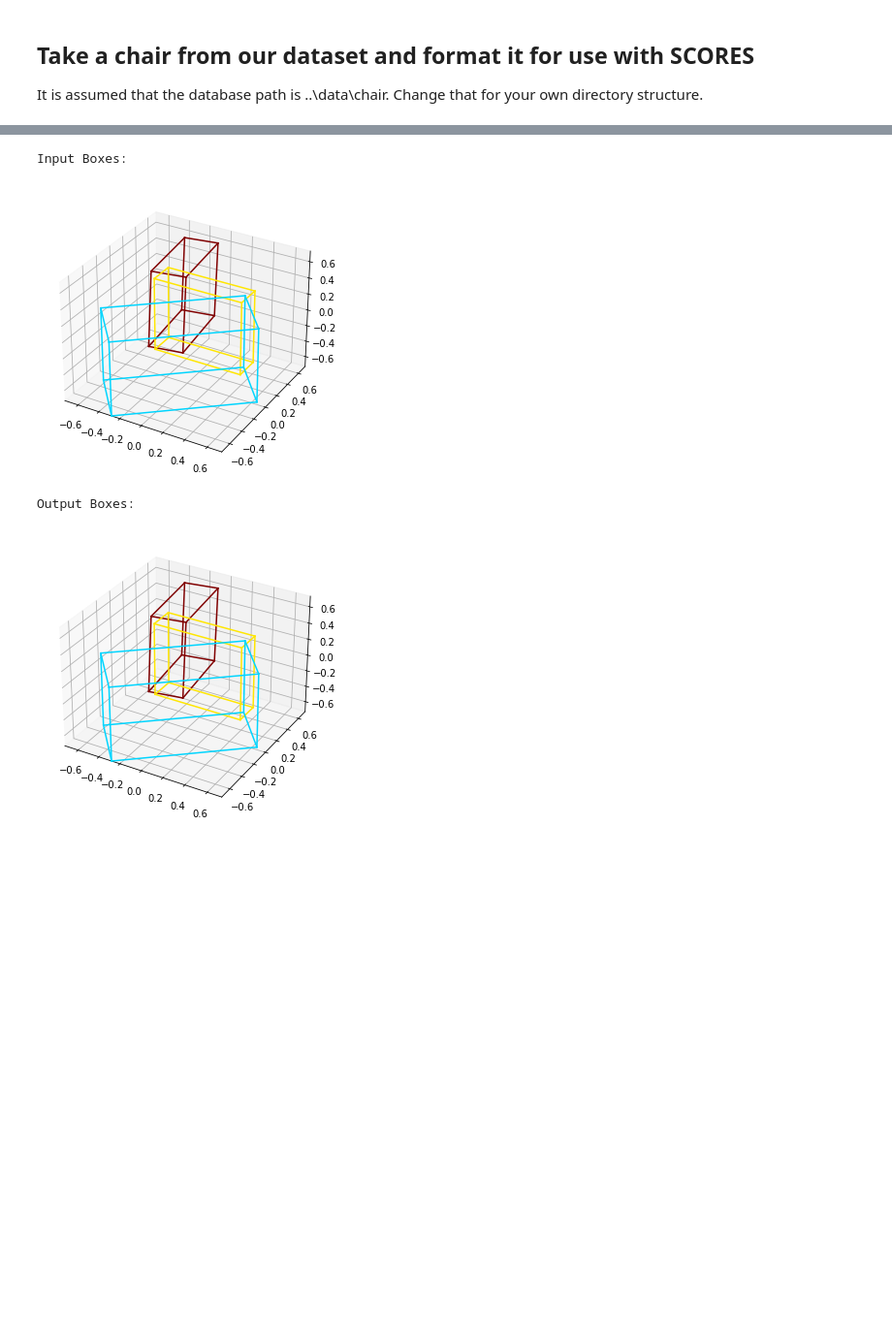
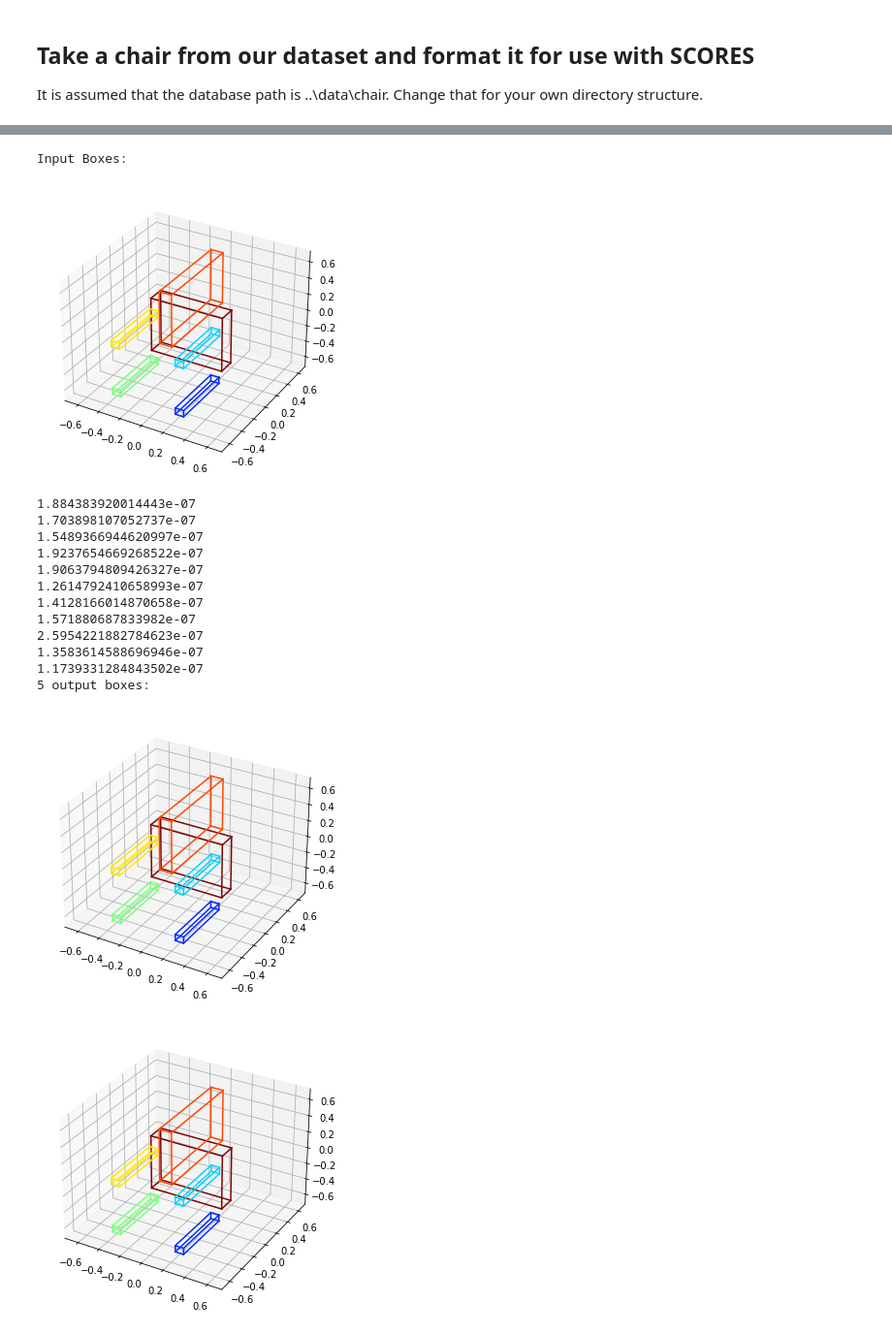
Before and after one commit to sepideh-srj/764project, a Jupyter notebook: SCORES/SCORESInput.ipynb, the cells around one changed output, grey strips where cells are left out. Shown: that part at 97% size. Saved outputs shown, nothing was run; the diff lists cells and outputs as text; code cells hidden in the pictures; blank space fills up the shorter version.

Commit message:
Updated SCORES input notebook

```diff
--- a/SCORES/SCORESInput.ipynb
+++ b/SCORES/SCORESInput.ipynb
@@ -387,21 +640,33 @@ Boxes B:
-# %%
-# Run scores on the new data
-allTestData = SCORESTest('test_one_shape')
-testFile = allTestData[0]
-originalNodes = testFile.leves
-boxes = testVQContext.render_node_to_boxes(originalNodes)
-print('Input Boxes:')
-draw3dOBB.showGenshape(torch.cat(boxes,0).numpy())
-
-mergeNetFix = torch.load('MergeNet_chair_demo_fix.pkl', map_location=torch.device('cpu'))
-mergeNetFix = mergeNetFix.cpu()
-
-allBoxes = testVQContext.iterateKMergeTest(mergeNetFix, testFile)
-boxes = allBoxes.pop()
-print('Output Boxes:')
-draw3dOBB.showGenshape(torch.cat(boxes,0).numpy())
-# %% [output]
-Input Boxes:
-[figure, removed]
-Output Boxes:
-[figure, removed]
+# %%
+# Run scores on the new data
+allTestData = SCORESTest('test_one_shape')
+testFile = allTestData[0]
+originalNodes = testFile.leves
+boxes = testVQContext.render_node_to_boxes(originalNodes)
+print('Input Boxes:')
+draw3dOBB.showGenshape(torch.cat(boxes,0).numpy())
+
+mergeNetFix = torch.load('MergeNet_chair_demo_fix.pkl', map_location=torch.device('cpu'))
+mergeNetFix = mergeNetFix.cpu()
+
+allBoxes = testVQContext.iterateKMergeTest(mergeNetFix, testFile)
+print(len(allBoxes), 'output boxes:')
+for boxes in allBoxes:
+    draw3dOBB.showGenshape(torch.cat(boxes,0).numpy())
+# %% [output]
+Input Boxes:
+[figure, added]
+1.884383920014443e-07
+1.703898107052737e-07
+1.5489366944620997e-07
+1.9237654669268522e-07
+1.9063794809426327e-07
+1.2614792410658993e-07
+1.4128166014870658e-07
+1.571880687833982e-07
+2.5954221882784623e-07
+1.3583614588696946e-07
+1.1739331284843502e-07
+5 output boxes:
+[figure, added]
+[figure, added]
```
Also changed, not shown: parts of 8 cells of this notebook, 10 other files.
